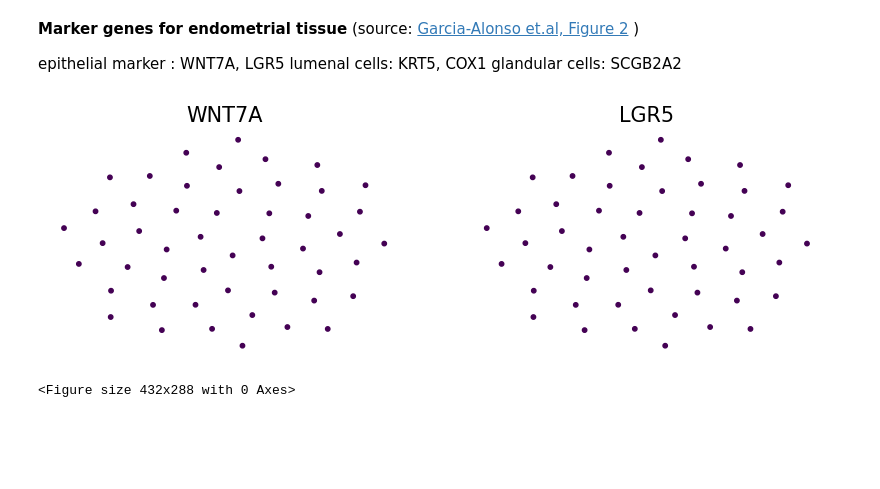
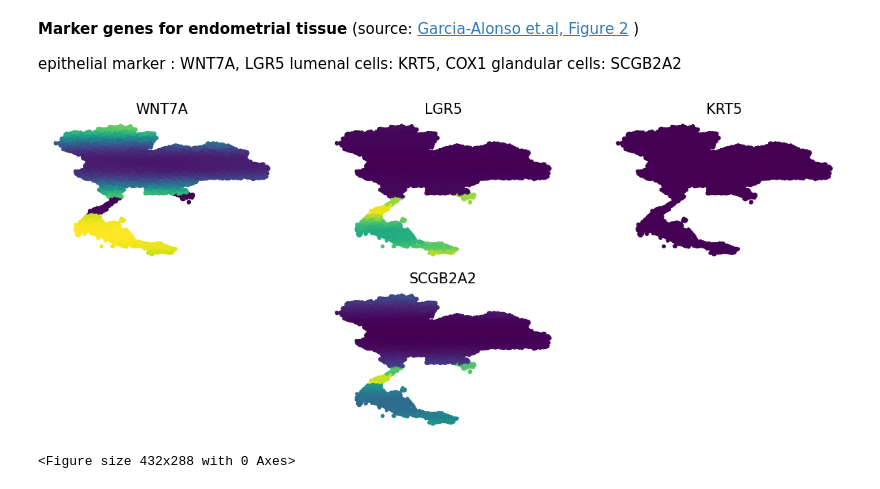
Before and after one commit to vfschumann/novosparc, a Jupyter notebook: Vic/reconstruct_endometrium.ipynb, the cells around one changed output. Saved outputs shown, nothing was run; the diff lists cells and outputs as text; code cells hidden in the pictures; blank space fills up the shorter version.

```diff
--- a/Vic/reconstruct_endometrium.ipynb
+++ b/Vic/reconstruct_endometrium.ipynb
@@ -153,9 +155,16 @@ plt.show()
 ## Reconstruct the tissue de novo
 ### Construct Tissue object
 So far, we constructed the input for the spatial reconstruction. Thus we next initialise a tissue object with the cell expression dataset and target space locations.
+# %%
+map_dir = ''
+target_space_path = os.path.join(map_dir, 'thailand.txt')
+locations = pd.read_csv(target_space_path, sep=' ')
+num_locations = 3039
+locations_apriori = locations.values
 # %%
 # construct tissue object
-tissue = novosparc.cm.Tissue(dataset=adata, locations=locations_circle)
+# tissue = novosparc.cm.Tissue(dataset=adata, locations=locations_circle)
+tissue = novosparc.cm.Tissue(dataset=adata, locations=locations_apriori) # map of thailand
 # %% [markdown]
 ### Compute cost matrices
 The OT framework interpolates between two assumptions, structural correspondence assumption and atlas assumption.
@@ -199,9 +208,9 @@ pl_genes = ['WNT7A', 'LGR5', 'KRT5','COX1','SCGB2A2']
 sdge = tissue.sdge
 # %%
 dataset_reconst = sc.AnnData(pd.DataFrame(sdge.T, columns=genenames))
-dataset_reconst.obsm['spatial'] = locations_circle
+dataset_reconst.obsm['spatial'] = locations_apriori
 
 novosparc.pl.embedding(dataset_reconst, pl_genes)
 # %% [output]
-[figure, old version]
+[figure, new version]
 <Figure size 432x288 with 0 Axes>
```
Also changed, not shown: parts of 11 cells of this notebook.
